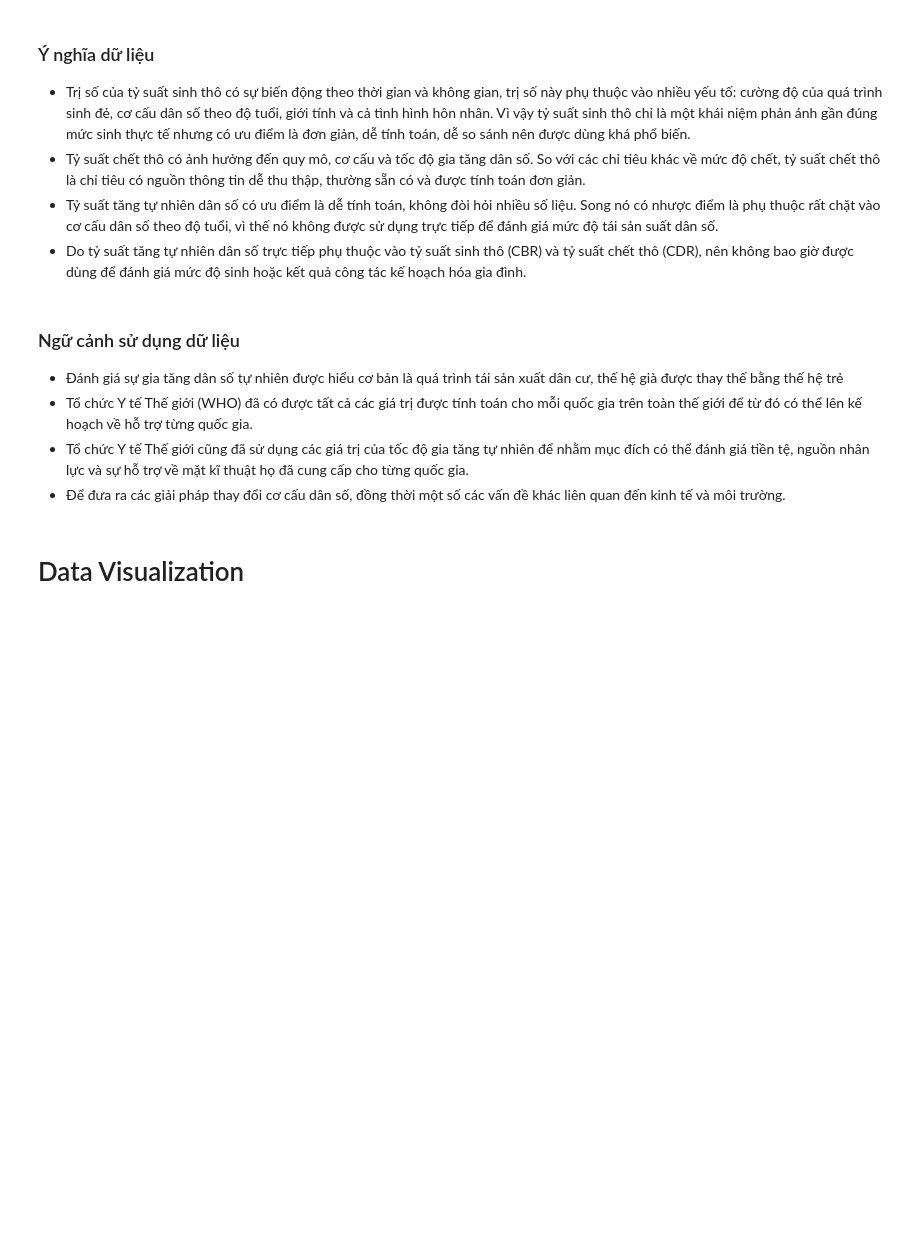
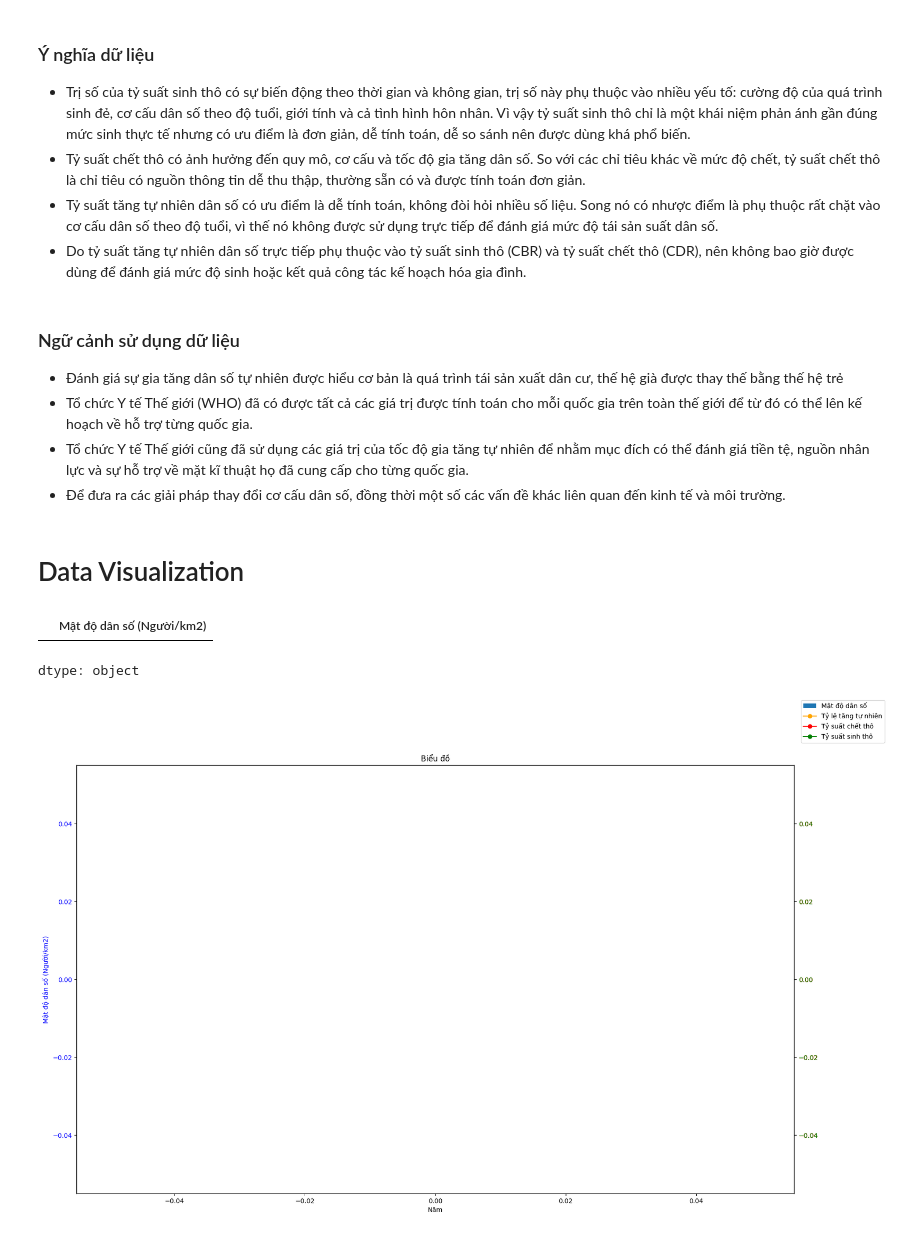
Before and after one commit to chopcolate/CSC14119-Intro2DataScience, a Jupyter notebook: Code.ipynb, the cells around one changed output. Saved outputs shown, nothing was run; the diff lists cells and outputs as text; code cells hidden in the pictures; blank space fills up the shorter version.

Commit message:
add barchart, line chart and histogram

```diff
--- a/Code.ipynb
+++ b/Code.ipynb
@@ -119,6 +119,9 @@ data_pivot.head()
 | 2 | An Giang | 2008 | 11.9 | 5.0 | 16.9 |
 | 3 | An Giang | 2009 | 9.7 | 8.0 | 17.6 |
 | 4 | An Giang | 2010 | 9.3 | 7.9 | 17.3 |
+# %%
+df = df.applymap(lambda x: x.title() if isinstance(x, str) else x)
+data_pivot = data_pivot.applymap(lambda x: x.title() if isinstance(x, str) else x)
 # %%
 final_df = pd.merge(df, data_pivot, left_on=['Địa phương', 'Năm'], right_on=['Địa phương', 'Năm'], how='left')
 final_df
@@ -197,0 +203,36 @@ Dataset gồm có 8 trường dữ liệu được lấy từ trang web
+# %%
+sub_df = final_df[final_df['Địa phương'] == 'CẢ NƯỚC']
+# %%
+sub_df['Mật độ dân số (Người/km2)']
+# %% [output]
+|  | Mật độ dân số (Người/km2) |
+dtype: object
+# %%
+
+fig, ax1 = plt.subplots(figsize=(20, 12))
+ax1.bar(sub_df['Năm'], sub_df['Mật độ dân số (Người/km2)'], color='skyblue', label='Mật độ dân số')
+ax1.set_xlabel('Năm')
+ax1.set_ylabel('Mật độ dân số (Người/km2)', color='blue')
+ax1.tick_params(axis='y', labelcolor='blue')
+
+ax2 = ax1.twinx()
+ax2.plot(sub_df['Năm'], sub_df['Tỷ lệ tăng tự nhiên'], color='orange', marker='o', label='Tỷ lệ tăng tự nhiên')
+# ax2.set_ylabel('Tỷ lệ tăng tự nhiên', color='orange')
+ax2.tick_params(axis='y', labelcolor='orange')
+
+ax3 = ax1.twinx()
+ax3.plot(sub_df['Năm'], sub_df['Tỷ suất chết thô'], color='red', marker='o', label='Tỷ suất chết thô')
+# ax3.set_ylabel('Tỷ suất chết thô', color='red')
+ax3.tick_params(axis='y', labelcolor='red')
+
+ax4 = ax1.twinx()
+ax4.plot(sub_df['Năm'], sub_df['Tỷ suất sinh thô'], color='green', marker='o', label='Tỷ suất sinh thô')
+# ax4.set_ylabel('Tỷ suất sinh thô', color='green')
+ax4.tick_params(axis='y', labelcolor='green')
+
+fig.legend(loc='upper right')
+
+plt.title('Biểu đồ')
+plt.show()
+# %% [output]
+[figure, added]
```
Also changed, not shown: parts of 8 cells of this notebook.
